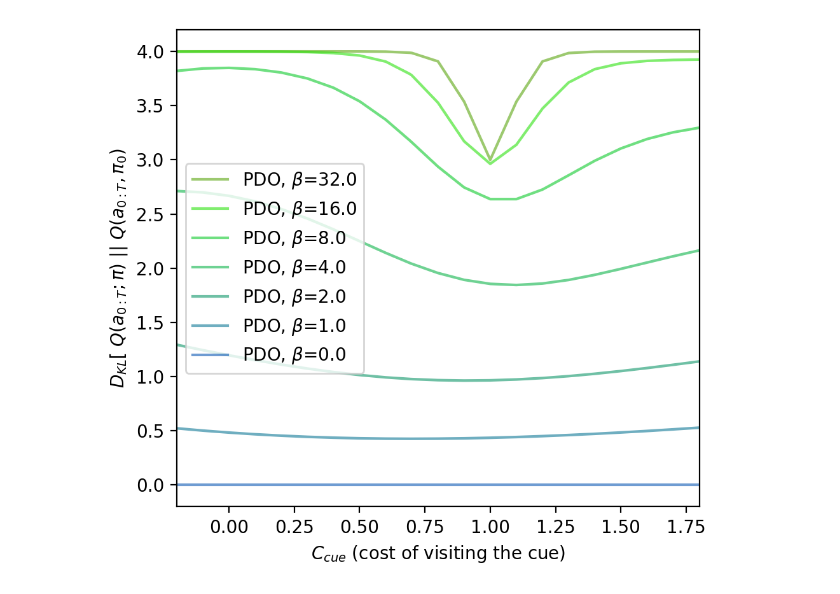
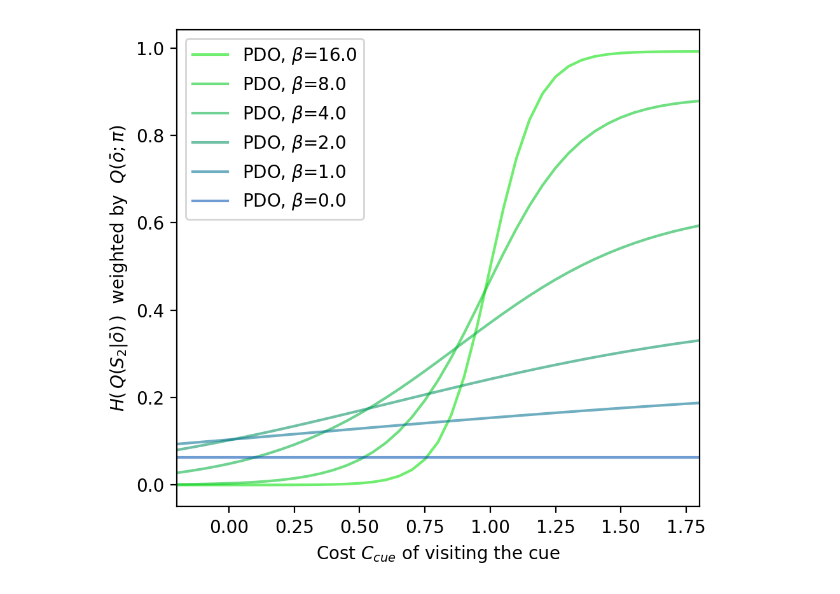
Before and after one commit to gavento/pymdp, a Jupyter notebook: notebooks/pdo_plots.ipynb, the cells around one changed output. Cells and saved outputs as stored; diff of their text form; code cells hidden in the pictures.

```diff
--- a/notebooks/pdo_plots.ipynb
+++ b/notebooks/pdo_plots.ipynb
@@ -231,8 +302,10 @@ Y = np.zeros_like(X)
 Ystd = np.zeros_like(X)
 
 
-def do_the_plot(label, agent_type, color=None, reps=REPS, offset=0, override=None, **kwargs):
+def do_the_plot(label, agent_type, color=None, reps=REPS, offset=0, **kwargs):
     offset *= 0.0
+    Y = np.zeros_like(X)
+    Ystd = np.zeros_like(X)
     for i in tqdm.trange(len(X), desc=label, leave=True):
         _reps = reps
         if callable(reps):
@@ -241,45 +314,42 @@ def do_the_plot(label, agent_type, color=None, reps=REPS, offset=0, override=Non
                                  reinit_agent=(agent_type == "EFE"), progress=False, t_cue=-X[i], **kwargs)
         Y[i] = np.mean(rws)
         if agent_type == "PDO":
-            Y[i] = ag.stats["policy_KL"]
+            Y[i] = ag.stats["state_H"][2]
         Ystd[i] = np.std(rws)
-        if override is not None:
-            Y[i] = override(X[i], Y[i])
     # Plot the results with error bars
     # plt.errorbar(X+x_offset, Y, yerr=Ystd/10, fmt=".-", label=label, color=color)
     plt.plot(X, Y-offset, "-", label=label, color=color)
 
 
 plt.figure(figsize=(5, 4.5), dpi=200)
 
 # Select the set matplotlib palette
 palette = plt.get_cmap('tab10')
 
 # do_the_plot("EV maximizer", "PDO", palette.colors[3], ev=True, direct=True, offset=0)
 
 # do_the_plot("EFE", "EFE", palette.colors[0], sophisticated=False, offset=1)
 
 # do_the_plot("Soph. EFE", "EFE", palette.colors[4],
 #             sophisticated=True,
 #             # reps=lambda p: 1 if p < 1.4 else 1000,
 #             override=lambda x, y: y if x < 1.5 else -0.5,
 #             offset=2)
 
-COLORS = ["#50a00090", "#20e00090", "#00c72090", "#00b04090", "#00906090", "#00709090", "#0050b090"]
-for i, beta in enumerate([32.0, 16.0, 8.0, 4.0, 2.0, 1.0, 0.0]):
+COLORS = ["#00e00090", "#00c72090", "#00b04090", "#00906090", "#00709090", "#0050b090"]
+for i, beta in enumerate([16.0, 8.0, 4.0, 2.0, 1.0, 0.0]):
     do_the_plot(f"PDO, $\\beta$={beta:.3}", "PDO",
                 color=COLORS[i], ev=False, direct=True, beta=beta, offset=i+3)
 
-plt.xlabel("$C_{cue}$ (cost of visiting the cue)")
+plt.xlabel("Cost $C_{cue}$ of visiting the cue")
 # plt.ylabel("$\\mathbf{E}_{Q(\\bar{o};\\pi)}\\ D_{KL}[\\ \\pi(\\bar{o})\\ ||\\ \\pi_0(\\bar{o})\\ ]$")
-plt.ylabel("$D_{KL}[\\ Q(a_{0:T};\\pi)\\ ||\\ Q(a_{0:T},\\pi_0)$")
-# plt.ylabel("$D_{KL}[\\ \\pi(\\bar{o})\\ ||\\ \\pi_0(\\bar{o})\\ ]\\ $ weighted by $\\ Q(\\bar{o}; \\pi)$")
+plt.ylabel("$H(\\,Q(S_2|\\bar{o})\\,)\\ $ weighted by $\\ Q(\\bar{o}; \\pi)$")
 # plt.ylim(-0.9, 1.3)
 plt.xlim(-0.2, 1.8)
 
 plt.tight_layout()
 plt.legend()
-plt.savefig("policy_KL.pdf")
+plt.savefig("S_2_H.pdf")
 plt.show()
 # %% [output]
-[figure, old version]
+[figure, new version]
```
Also changed, not shown: parts of 4 cells of this notebook.
